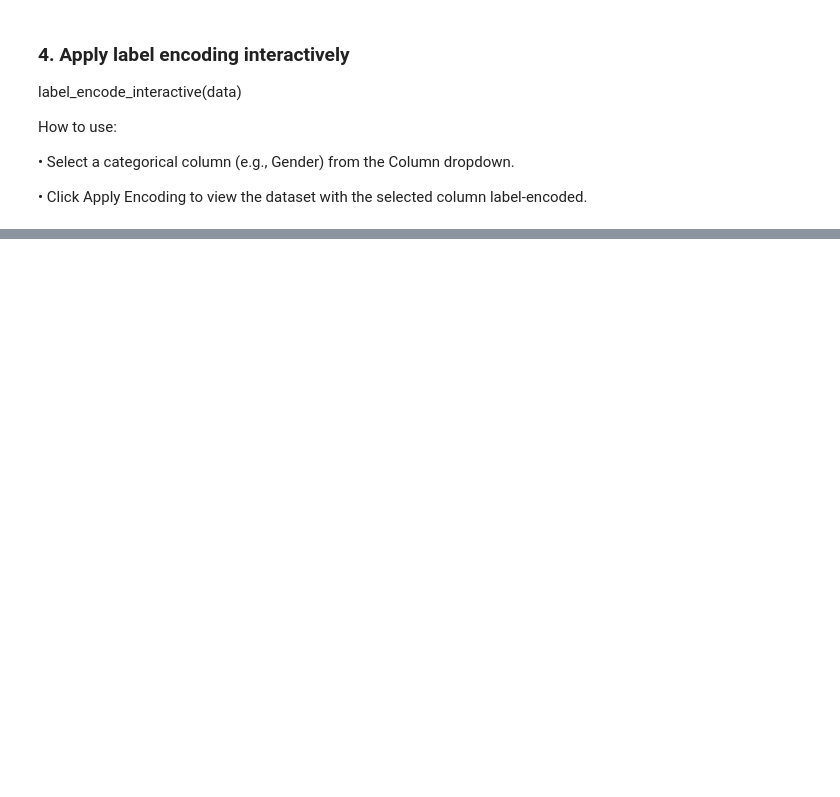
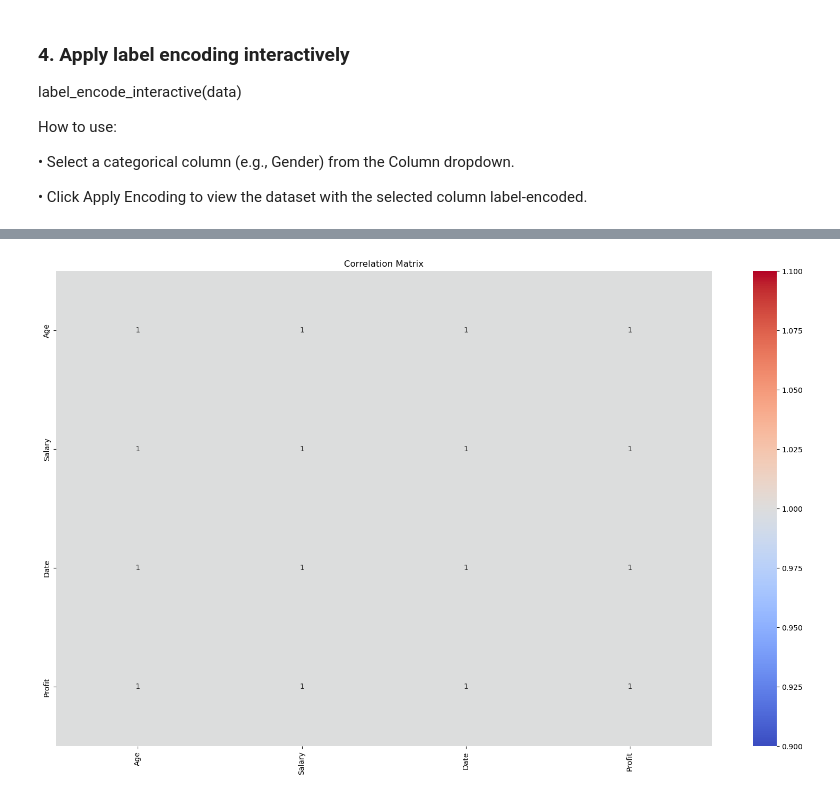
Before and after one commit to KaysHaydock/VisTool, a Jupyter notebook: notebooks/example_usage.ipynb, the cells around one changed output, grey strips where cells are left out. Saved outputs shown, nothing was run; the diff lists cells and outputs as text; code cells hidden in the pictures; blank space fills up the shorter version.

```diff
--- a/notebooks/example_usage.ipynb
+++ b/notebooks/example_usage.ipynb
@@ -433,0 +646,6 @@ plot_correlation_matrix(correlation_data)
+# %%
+
+# Plot correlation matrix
+plot_correlation_matrix(data)
+# %% [output]
+[figure, added]
```
Also changed, not shown: parts of 34 cells of this notebook.
